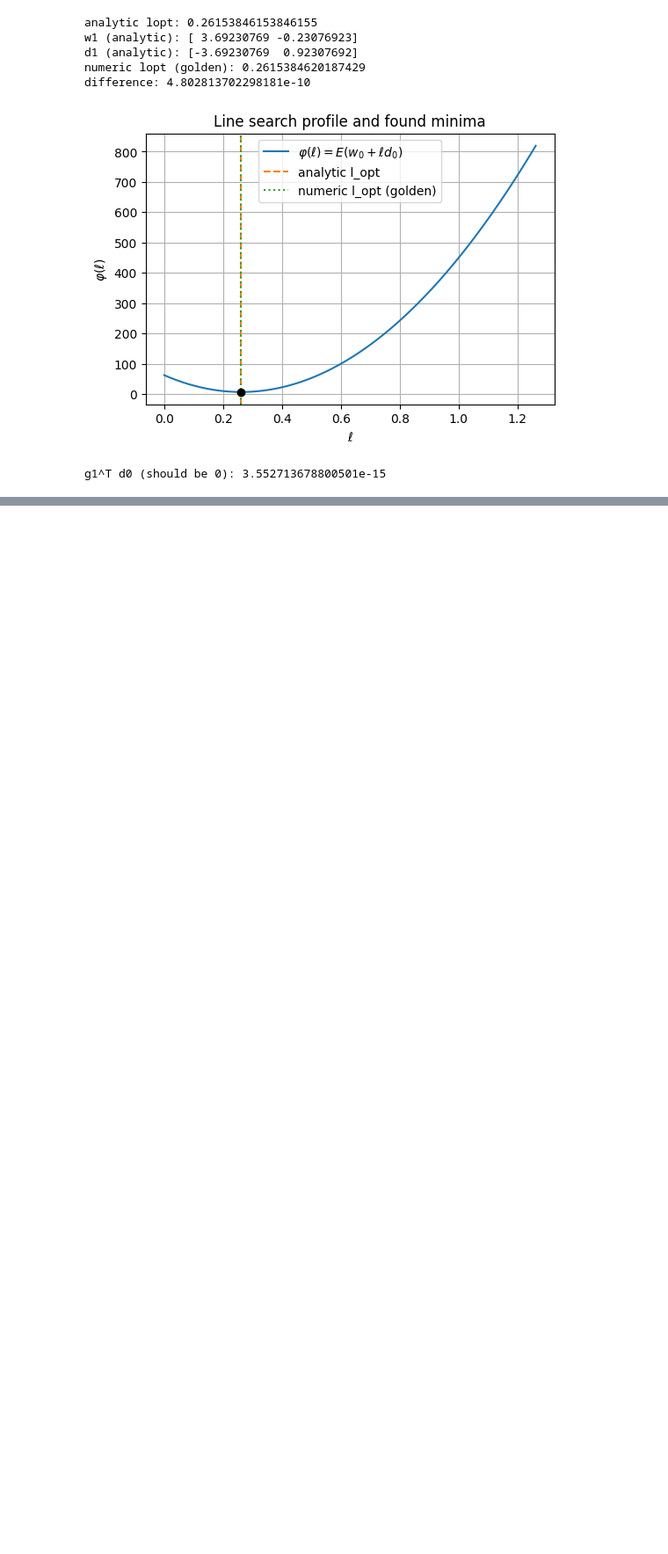
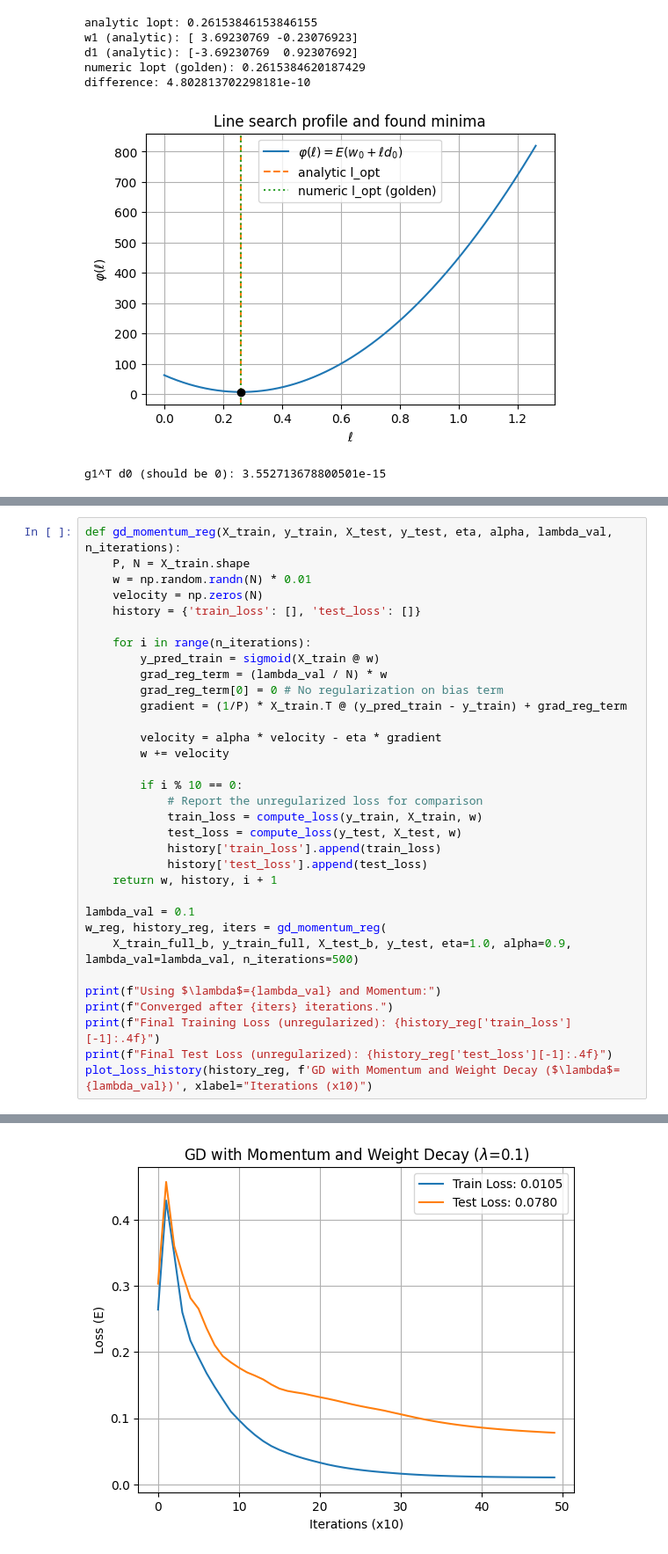
Before and after one commit to josjo99/cds_ml, a Jupyter notebook: cds_ml_solutions/Assignment4.ipynb, the cells around one changed output, grey strips where cells are left out. Shown at 88% size. Drawn from its saved outputs; the diff is of its cells as text; blank space fills up the shorter version.

```diff
--- a/cds_ml_solutions/Assignment4.ipynb
+++ b/cds_ml_solutions/Assignment4.ipynb
@@ -255,0 +564,34 @@ g1^T d0 (should be 0): 3.552713678800501e-15
+# %%
+def gd_momentum_reg(X_train, y_train, X_test, y_test, eta, alpha, lambda_val, n_iterations):
+    P, N = X_train.shape
+    w = np.random.randn(N) * 0.01
+    velocity = np.zeros(N)
+    history = {'train_loss': [], 'test_loss': []}
+
+    for i in range(n_iterations):
+        y_pred_train = sigmoid(X_train @ w)
+        grad_reg_term = (lambda_val / N) * w
+        grad_reg_term[0] = 0 # No regularization on bias term
+        gradient = (1/P) * X_train.T @ (y_pred_train - y_train) + grad_reg_term
+
+        velocity = alpha * velocity - eta * gradient
+        w += velocity
+
+        if i % 10 == 0:
+            # Report the unregularized loss for comparison
+            train_loss = compute_loss(y_train, X_train, w)
+            test_loss = compute_loss(y_test, X_test, w)
+            history['train_loss'].append(train_loss)
+            history['test_loss'].append(test_loss)
+    return w, history, i + 1
+
+lambda_val = 0.1
+w_reg, history_reg, iters = gd_momentum_reg(
+    X_train_full_b, y_train_full, X_test_b, y_test, eta=1.0, alpha=0.9, lambda_val=lambda_val, n_iterations=500)
+
+print(f"Using $\lambda$={lambda_val} and Momentum:")
+print(f"Converged after {iters} iterations.")
+print(f"Final Training Loss (unregularized): {history_reg['train_loss'][-1]:.4f}")
+print(f"Final Test Loss (unregularized): {history_reg['test_loss'][-1]:.4f}")
+plot_loss_history(history_reg, f'GD with Momentum and Weight Decay ($\lambda$={lambda_val})', xlabel="Iterations (x10)")
+# %% [output]
@@ -255,0 +602 @@ g1^T d0 (should be 0): 3.552713678800501e-15
+[figure, added]
```
Also changed, not shown: parts of 52 cells of this notebook.
